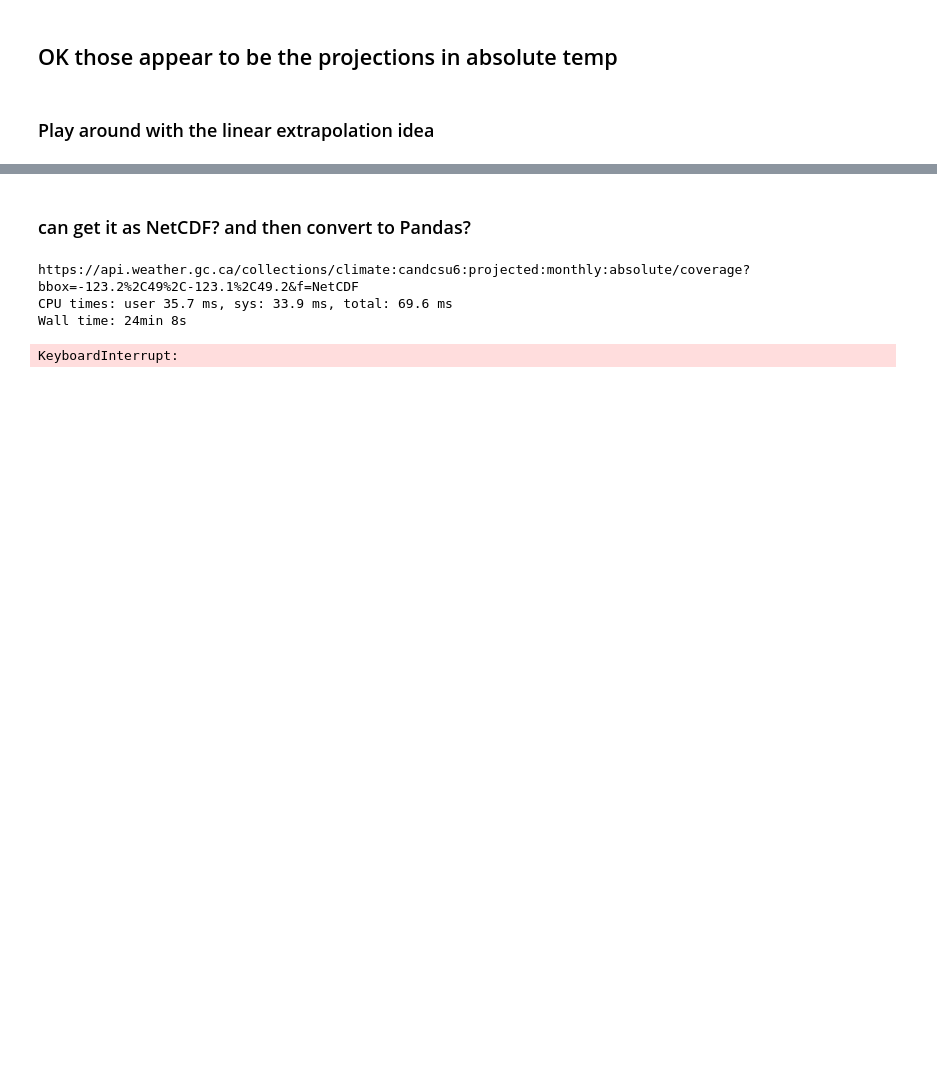
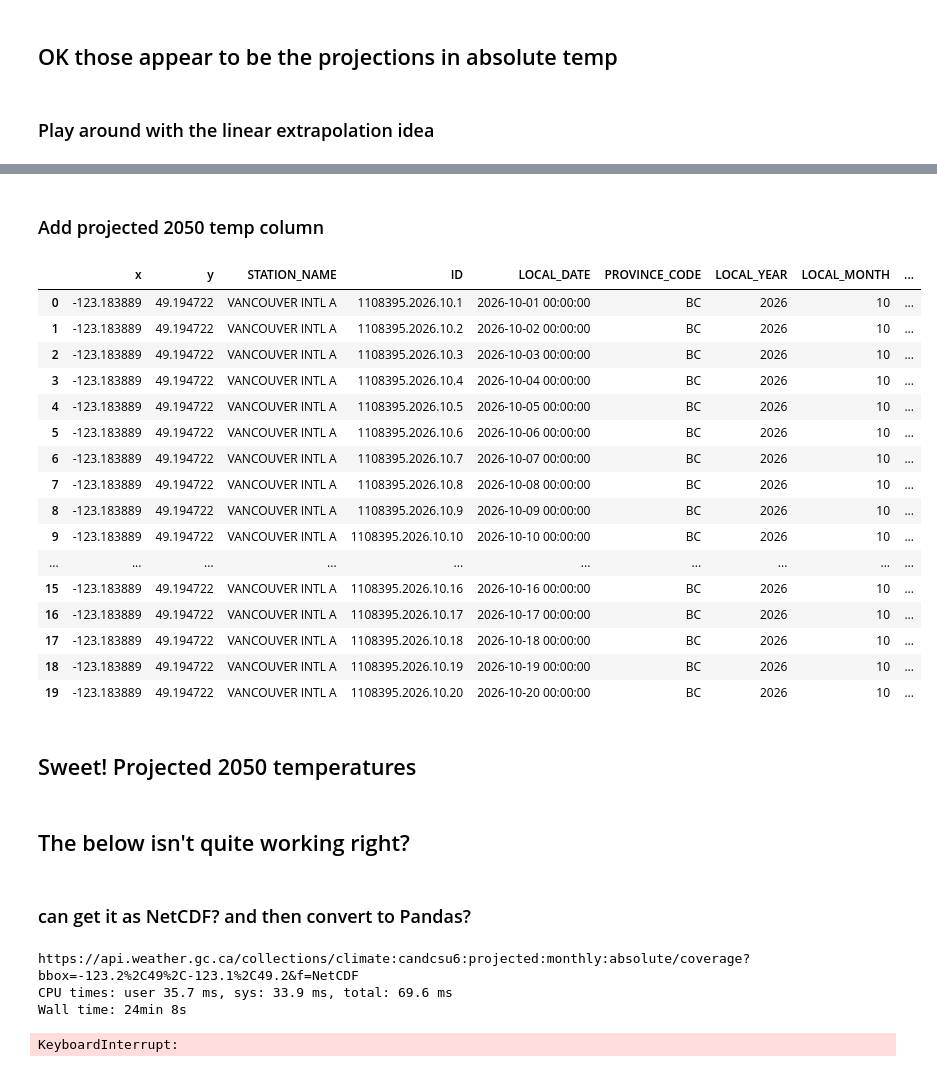
Before and after one commit to tedscott/SideProjects, a Jupyter notebook: Weather2_0/ECCC_API_Examples.ipynb, the cells around one changed output, grey strips where cells are left out. Saved outputs shown, nothing was run; the diff lists cells and outputs as text; code cells hidden in the pictures; blank space fills up the shorter version.

```diff
--- a/Weather2_0/ECCC_API_Examples.ipynb
+++ b/Weather2_0/ECCC_API_Examples.ipynb
@@ -450,9 +403,12 @@ yr_month = str(proj_yr)+'-'+str(month)
 tm_norm = df_norms.query("E_NORMAL_ELEMENT_NAME.str.contains('Mean daily temperature') & (MONTH == @month)")['VALUE'].values[0]
 
 # projected value for
-tm_proj = df_proj.query("YearMonth == @yr_month")['MeanTempC'].values[0]
+tm_proj_ssp245 = df_proj.query("YearMonth == @yr_month")['MeanTempC_ssp245'].values[0]
+tm_proj_ssp585 = df_proj.query("YearMonth == @yr_month")['MeanTempC_ssp585'].values[0]
 
 # trend in temp rise
-trend = tm_proj/tm_norm
-print(trend, tm_norm, tm_proj, yr_month)
+trend_ssp245 = tm_proj_ssp245/tm_norm
+trend_ssp585 = tm_proj_ssp585/tm_norm
+print("ssp245",trend_ssp245, tm_norm, tm_proj_ssp245, yr_month)
+print("ssp585",trend_ssp585, tm_norm, tm_proj_ssp585, yr_month)
 # %% [output]
@@ -462,3 +492,31 @@ print(trend, tm_norm, tm_proj, yr_month)
+# %% [markdown]
+### Add projected 2050 temp column
+# %%
+df_red['Proj2050ssp245'] = df_red['MEAN_TEMPERATURE']*trend_ssp245
+df_red['Proj2050ssp585'] = df_red['MEAN_TEMPERATURE']*trend_ssp585
+df_red
+# %% [output]
+|  | x | y | STATION_NAME | ID | LOCAL_DATE | PROVINCE_CODE | LOCAL_YEAR | LOCAL_MONTH | ... |
+| 0 | -123.183889 | 49.194722 | VANCOUVER INTL A | 1108395.2026.10.1 | 2026-10-01 00:00:00 | BC | 2026 | 10 | ... |
+| 1 | -123.183889 | 49.194722 | VANCOUVER INTL A | 1108395.2026.10.2 | 2026-10-02 00:00:00 | BC | 2026 | 10 | ... |
+| 2 | -123.183889 | 49.194722 | VANCOUVER INTL A | 1108395.2026.10.3 | 2026-10-03 00:00:00 | BC | 2026 | 10 | ... |
+| 3 | -123.183889 | 49.194722 | VANCOUVER INTL A | 1108395.2026.10.4 | 2026-10-04 00:00:00 | BC | 2026 | 10 | ... |
+| 4 | -123.183889 | 49.194722 | VANCOUVER INTL A | 1108395.2026.10.5 | 2026-10-05 00:00:00 | BC | 2026 | 10 | ... |
+| 5 | -123.183889 | 49.194722 | VANCOUVER INTL A | 1108395.2026.10.6 | 2026-10-06 00:00:00 | BC | 2026 | 10 | ... |
+| 6 | -123.183889 | 49.194722 | VANCOUVER INTL A | 1108395.2026.10.7 | 2026-10-07 00:00:00 | BC | 2026 | 10 | ... |
+| 7 | -123.183889 | 49.194722 | VANCOUVER INTL A | 1108395.2026.10.8 | 2026-10-08 00:00:00 | BC | 2026 | 10 | ... |
+| 8 | -123.183889 | 49.194722 | VANCOUVER INTL A | 1108395.2026.10.9 | 2026-10-09 00:00:00 | BC | 2026 | 10 | ... |
+| 9 | -123.183889 | 49.194722 | VANCOUVER INTL A | 1108395.2026.10.10 | 2026-10-10 00:00:00 | BC | 2026 | 10 | ... |
+| ... | ... | ... | ... | ... | ... | ... | ... | ... | ... |
+| 15 | -123.183889 | 49.194722 | VANCOUVER INTL A | 1108395.2026.10.16 | 2026-10-16 00:00:00 | BC | 2026 | 10 | ... |
+| 16 | -123.183889 | 49.194722 | VANCOUVER INTL A | 1108395.2026.10.17 | 2026-10-17 00:00:00 | BC | 2026 | 10 | ... |
+| 17 | -123.183889 | 49.194722 | VANCOUVER INTL A | 1108395.2026.10.18 | 2026-10-18 00:00:00 | BC | 2026 | 10 | ... |
+| 18 | -123.183889 | 49.194722 | VANCOUVER INTL A | 1108395.2026.10.19 | 2026-10-19 00:00:00 | BC | 2026 | 10 | ... |
+| 19 | -123.183889 | 49.194722 | VANCOUVER INTL A | 1108395.2026.10.20 | 2026-10-20 00:00:00 | BC | 2026 | 10 | ... |
+# %% [markdown]
+## Sweet! Projected 2050 temperatures
+# %% [markdown]
+## The below isn't quite working right?
 # %% [markdown]
 ### can get it as NetCDF? and then convert to Pandas?
 # %%
```
Also changed, not shown: parts of 27 cells of this notebook, 2 other files.
